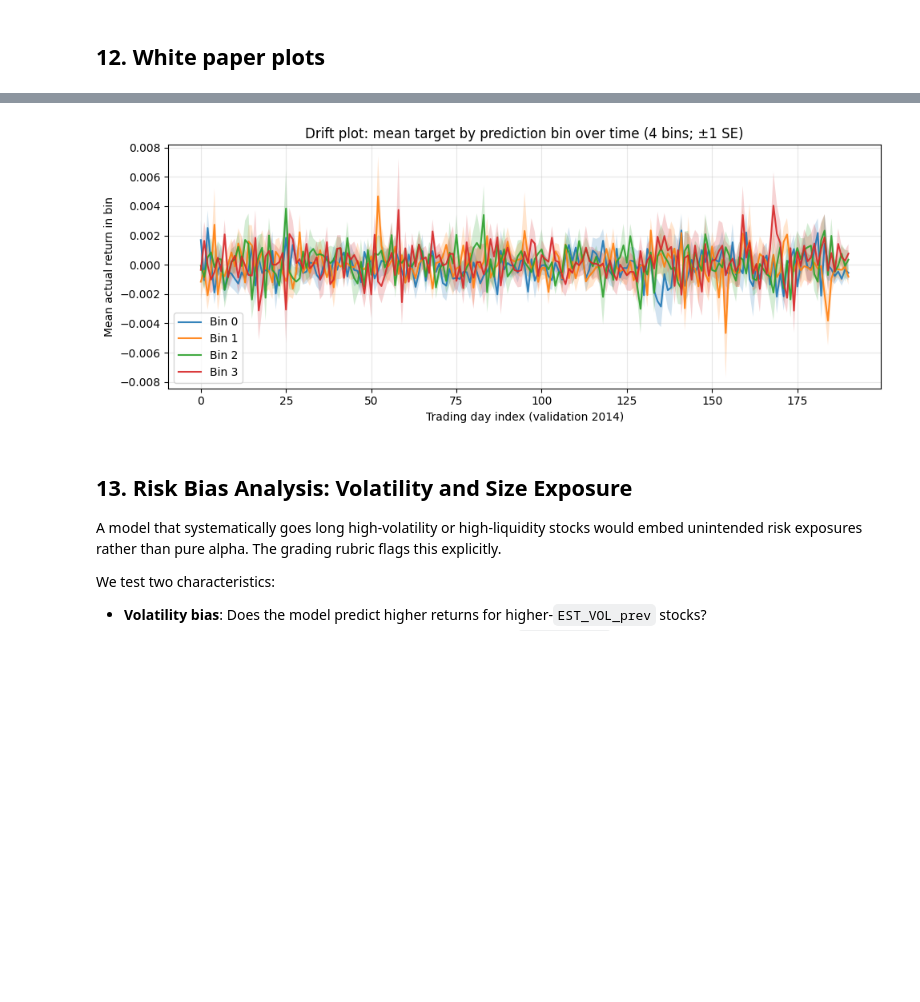
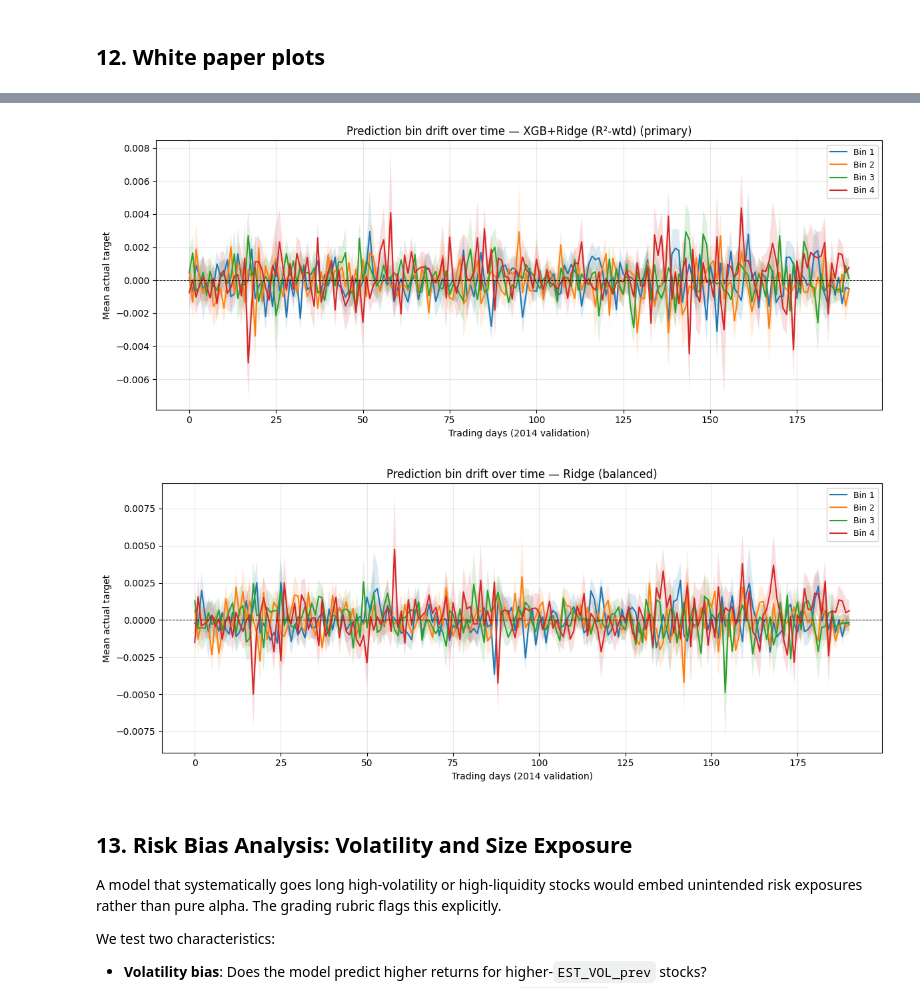
Before and after one commit to liny-r/MTH9899-Project, a Jupyter notebook: run.ipynb, the cells around one changed output, grey strips where cells are left out. Drawn from its saved outputs; the diff is of its cells as text; code cells hidden in the pictures; blank space fills up the shorter version.

```diff
--- a/run.ipynb
+++ b/run.ipynb
@@ -489,28 +912,29 @@ plt.show()
 # %%
-# Drift plot: mean target by prediction bin over time (4 bins, ±1 SE bands)
-val_drift = val_pred.copy()
-val_drift['Bin'] = pd.qcut(val_drift['Pred'], q=4, labels=False, duplicates='drop')
-drift_agg = val_drift.groupby(['Date','Bin'])['y_actual_plot'].agg(['mean','std','count']).reset_index()
-drift_agg['se'] = drift_agg['std'] / np.sqrt(drift_agg['count'].clip(lower=1))
-drift_by_date = drift_agg.pivot(index='Date', columns='Bin', values='mean')
-se_by_date    = drift_agg.pivot(index='Date', columns='Bin', values='se')
+def _drift_plot(vp, label):
+    vd = vp.copy()
+    vd['Bin'] = pd.qcut(vd['Pred'], q=4, labels=False, duplicates='drop')
+    drift_agg = vd.groupby(['Date','Bin'])['y_actual_plot'].agg(['mean','std','count']).reset_index()
+    drift_agg['se'] = drift_agg['std'] / np.sqrt(drift_agg['count'].clip(lower=1))
+    drift_by_date = drift_agg.pivot(index='Date', columns='Bin', values='mean')
+    se_by_date    = drift_agg.pivot(index='Date', columns='Bin', values='se')
+    fig, ax = plt.subplots(figsize=(12, 5))
+    for b in sorted(drift_by_date.columns):
+        m  = drift_by_date[b].values
+        se = se_by_date[b].fillna(0).values
+        x  = np.arange(len(m))
+        ax.plot(x, m, label=f'Bin {int(b)+1}', lw=1.5)
+        ax.fill_between(x, m - se, m + se, alpha=0.15)
+    ax.axhline(0, color='black', lw=0.7, ls='--')
+    ax.set_xlabel('Trading days (2014 validation)'); ax.set_ylabel('Mean actual target')
+    ax.set_title(f'Prediction bin drift over time — {label}')
+    ax.legend(loc='upper right', fontsize=9); ax.grid(True, alpha=0.3)
+    plt.tight_layout(); plt.show()
 
-fig, ax = plt.subplots(figsize=(10, 4))
-for b in drift_by_date.columns:
-    mean_vals = drift_by_date[b].values
-    se_vals   = np.nan_to_num(se_by_date[b].values if b in se_by_date.columns else np.zeros_like(mean_vals))
-    x = np.arange(len(mean_vals))
-    ax.plot(x, mean_vals, label=f'Bin {b}', alpha=0.9)
-    ax.fill_between(x, mean_vals - se_vals, mean_vals + se_vals, alpha=0.2)
-ax.set_xlabel('Trading day index (validation 2014)')
-ax.set_ylabel('Mean actual return in bin')
-ax.set_title('Drift plot: mean target by prediction bin over time (4 bins; ±1 SE)')
-ax.legend()
-ax.grid(True, alpha=0.3)
-plt.tight_layout()
-plt.show()
+_drift_plot(val_pred,     f'{primary_name} (primary)')
+_drift_plot(val_pred_bal, f'{balanced_name} (balanced)')
 # %% [output]
-[figure, old version]
+[figure, new version]
+[figure, added]
 # %% [markdown]
 ## 13. Risk Bias Analysis: Volatility and Size Exposure
 
```
Also changed, not shown: parts of 45 cells of this notebook, 11 other files.
